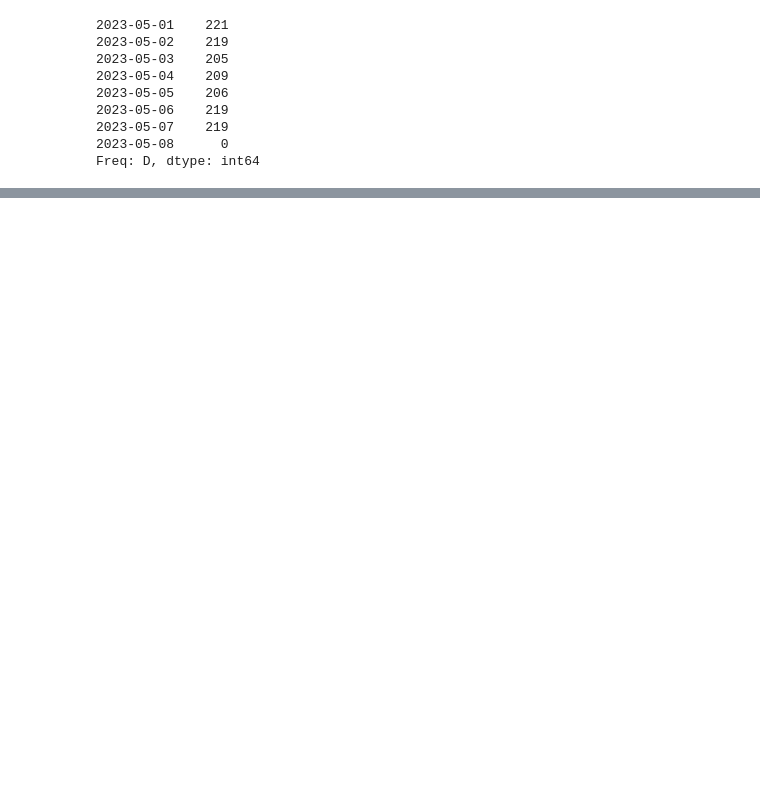
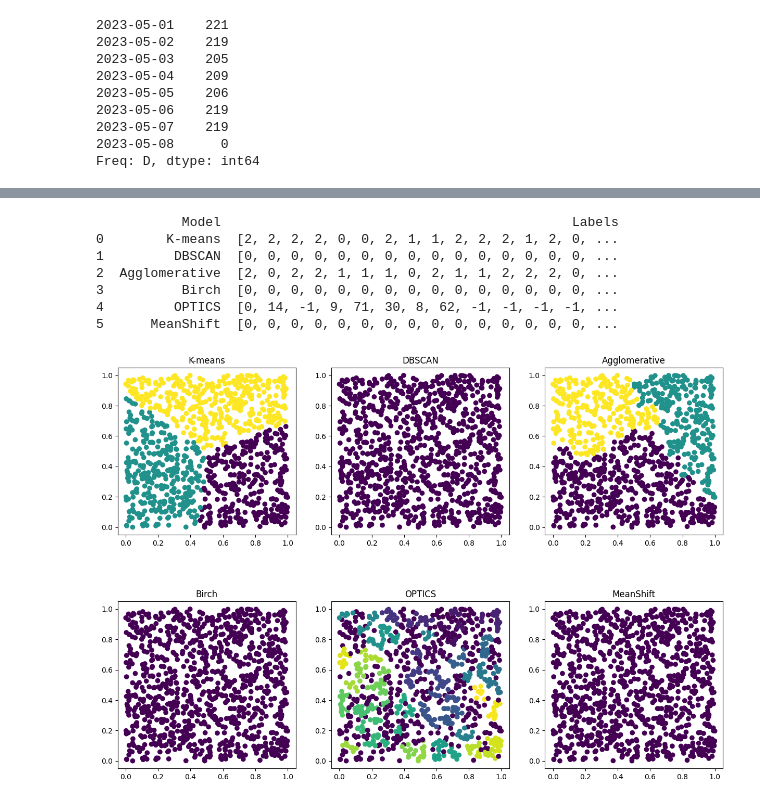
Before and after one commit to shanks847/EV-Grid-Integration-Study, a Jupyter notebook: notebooks/NREL_experiments.ipynb, the cells around one changed output, grey strips where cells are left out. Drawn from its saved outputs; the diff is of its cells as text; code cells hidden in the pictures; blank space fills up the shorter version.

```diff
--- a/notebooks/NREL_experiments.ipynb
+++ b/notebooks/NREL_experiments.ipynb
@@ -46,0 +407,49 @@ df.to_csv('NREL-TESTING.csv')
+# %%
+import numpy as np
+import pandas as pd
+import matplotlib.pyplot as plt
+from sklearn.cluster import KMeans, DBSCAN, AgglomerativeClustering, Birch, OPTICS, MeanShift
+
+# Generate random data with 1000 elements
+np.random.seed(0)
+data = np.random.rand(1000, 2)
+
+# Define the clustering models
+models = [
+    ("K-means", KMeans(n_clusters=3)),
+    ("DBSCAN", DBSCAN(eps=0.3, min_samples=5)),
+    ("Agglomerative", AgglomerativeClustering(n_clusters=3)),
+    ("Birch", Birch(n_clusters=3)),
+    ("OPTICS", OPTICS(min_samples=5)),
+    ("MeanShift", MeanShift(bandwidth=0.5))
+]
+
+# Perform clustering and store the results
+results = []
+for name, model in models:
+    labels = model.fit_predict(data)
+    results.append({"Model": name, "Labels": labels})
+
+# Create a DataFrame to display the model parameters and labels
+df = pd.DataFrame(results)
+
+# Print the table of model parameters and labels
+print(df)
+
+# Plot the clustering results
+fig, axes = plt.subplots(nrows=2, ncols=3, figsize=(15, 10))
+plt.subplots_adjust(hspace=0.4)
+for ax, result in zip(axes.flatten(), results):
+    ax.scatter(data[:, 0], data[:, 1], c=result["Labels"], cmap="viridis")
+    ax.set_title(result["Model"])
+
+plt.show()
+# %% [output]
+           Model                                             Labels
+0        K-means  [2, 2, 2, 2, 0, 0, 2, 1, 1, 2, 2, 2, 1, 2, 0, ...
+1         DBSCAN  [0, 0, 0, 0, 0, 0, 0, 0, 0, 0, 0, 0, 0, 0, 0, ...
+2  Agglomerative  [2, 0, 2, 2, 1, 1, 1, 0, 2, 1, 1, 2, 2, 2, 0, ...
+3          Birch  [0, 0, 0, 0, 0, 0, 0, 0, 0, 0, 0, 0, 0, 0, 0, ...
+4         OPTICS  [0, 14, -1, 9, 71, 30, 8, 62, -1, -1, -1, -1, ...
+5      MeanShift  [0, 0, 0, 0, 0, 0, 0, 0, 0, 0, 0, 0, 0, 0, 0, ...
+[figure, added]
```
Also changed, not shown: parts of 26 cells of this notebook, 5 other files.
